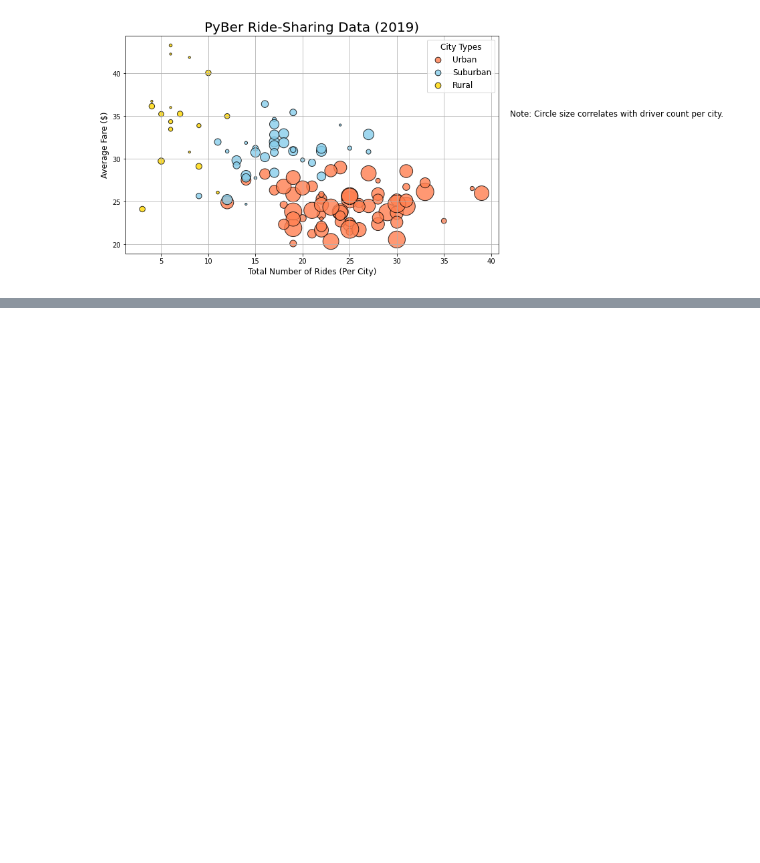
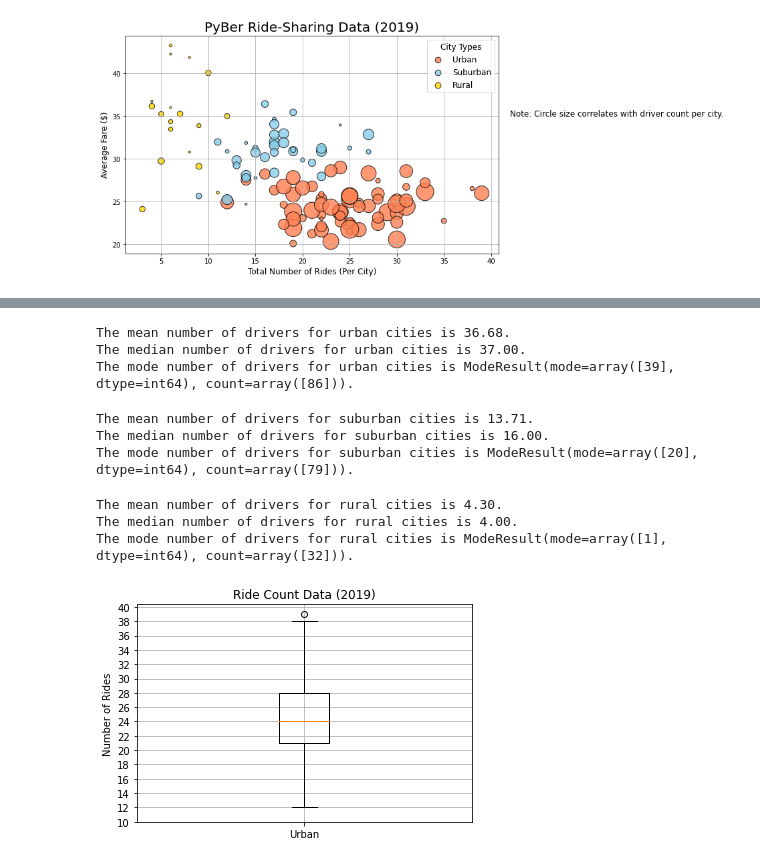
Before and after one commit to jdwrhodes/PyBer_Analysis, a Jupyter notebook: PyBer.ipynb, the cells around one changed output, grey strips where cells are left out. Cells and saved outputs as stored; diff of their text form; code cells hidden in the pictures; blank space fills up the shorter version.

Commit message:
Added boxplots

```diff
--- a/PyBer.ipynb
+++ b/PyBer.ipynb
@@ -299,0 +534,56 @@ plt.show()
+# %%
+# Urban Driver stats
+mean_urban_drivers = urban_drivers.mean()
+print(f'The mean number of drivers for urban cities is {mean_urban_drivers:.2f}.')
+
+median_urban_drivers = urban_drivers.median()
+print(f'The median number of drivers for urban cities is {median_urban_drivers:.2f}.')
+
+mode_urban_drivers = sts.mode(urban_drivers)
+print(f'The mode number of drivers for urban cities is {mode_urban_drivers}.')
+# %% [output]
+The mean number of drivers for urban cities is 36.68.
+The median number of drivers for urban cities is 37.00.
+The mode number of drivers for urban cities is ModeResult(mode=array([39], dtype=int64), count=array([86])).
+# %%
+# Suburban Driver Stats
+mean_suburban_drivers = suburban_drivers.mean()
+print(f'The mean number of drivers for suburban cities is {mean_suburban_drivers:.2f}.')
+
+median_suburban_drivers = suburban_drivers.median()
+print(f'The median number of drivers for suburban cities is {median_suburban_drivers:.2f}.')
+
+mode_suburban_drivers = sts.mode(suburban_drivers)
+print(f'The mode number of drivers for suburban cities is {mode_suburban_drivers}.')
+# %% [output]
+The mean number of drivers for suburban cities is 13.71.
+The median number of drivers for suburban cities is 16.00.
+The mode number of drivers for suburban cities is ModeResult(mode=array([20], dtype=int64), count=array([79])).
+# %%
+# Rural Driver Stats
+mean_rural_drivers = rural_drivers.mean()
+print(f'The mean number of drivers for rural cities is {mean_rural_drivers:.2f}.')
+
+median_rural_drivers = rural_drivers.median()
+print(f'The median number of drivers for rural cities is {median_rural_drivers:.2f}.')
+
+mode_rural_drivers = sts.mode(rural_drivers)
+print(f'The mode number of drivers for rural cities is {mode_rural_drivers}.')
+# %% [output]
+The mean number of drivers for rural cities is 4.30.
+The median number of drivers for rural cities is 4.00.
+The mode number of drivers for rural cities is ModeResult(mode=array([1], dtype=int64), count=array([32])).
+# %%
+# Create a box-and-whisker plot for the urban cities ride count
+x_labels = ['Urban']
+fig, ax = plt.subplots()
+ax.boxplot(urban_ride_count, labels=x_labels)
+
+# Add the title, y-axis label and grid
+ax.set_title('Ride Count Data (2019)')
+ax.set_ylabel('Number of Rides')
+ax.set_yticks(np.arange(10, 41, step=2.0))
+ax.grid()
+plt.show()
+# %% [output]
+[figure, added]
```
Also changed, not shown: parts of 31 cells of this notebook, 3 other files.
